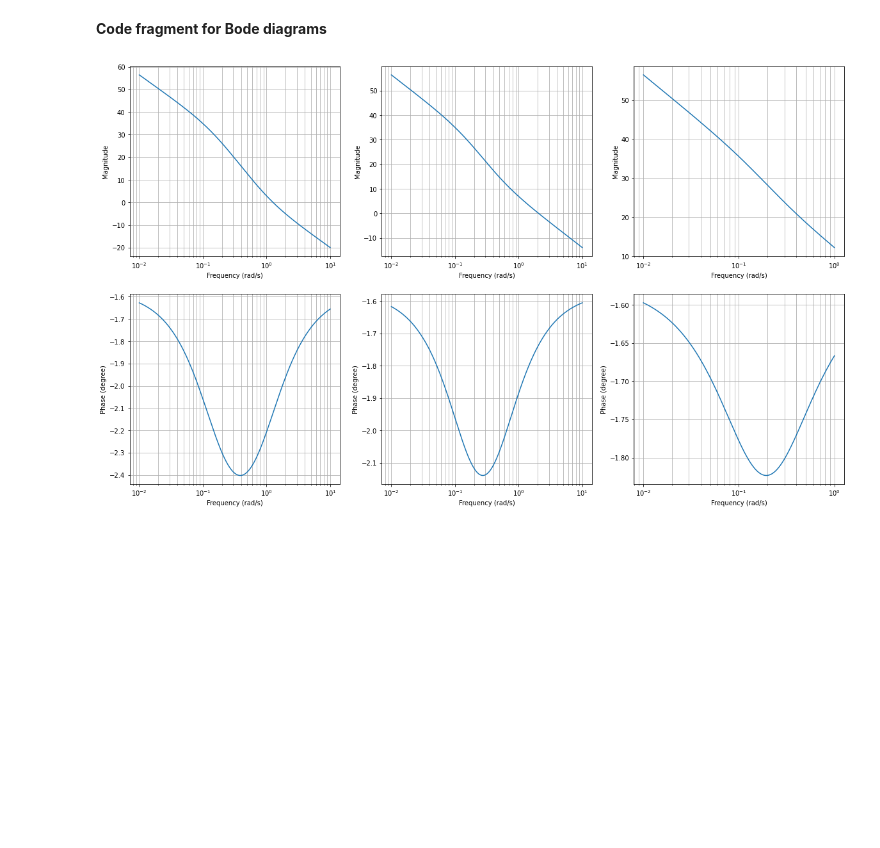
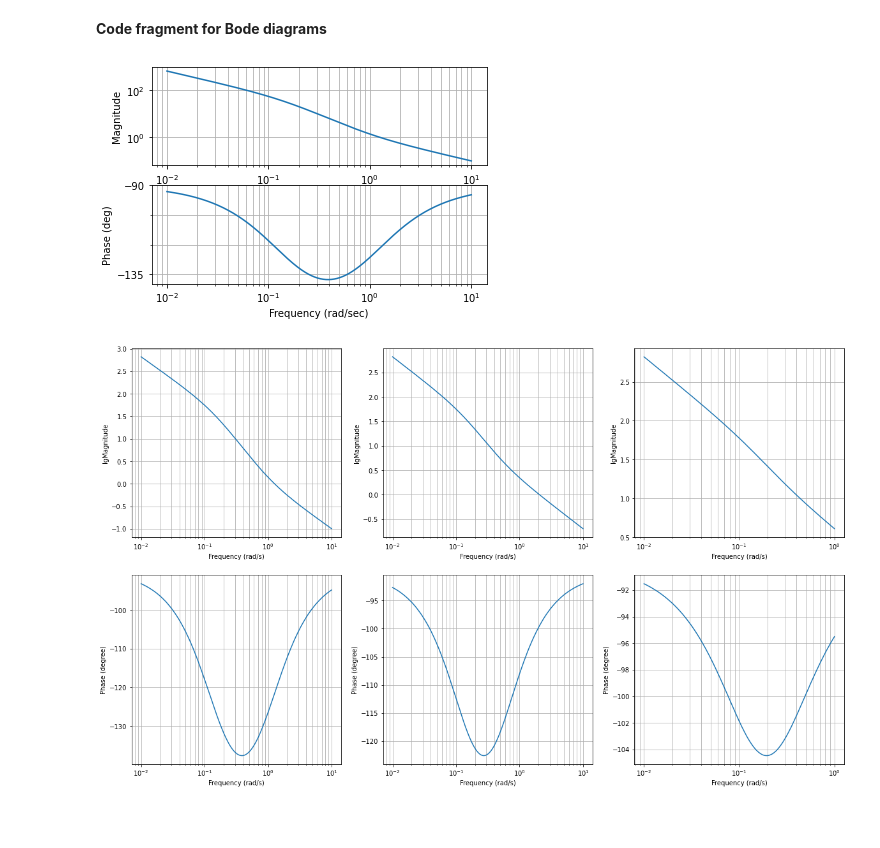
Before and after one commit to yyyyorky/quadcopter_ct, a Jupyter notebook: quadcopter2.ipynb, the cells around one changed output. Drawn from its saved outputs; the diff is of its cells as text; code cells hidden in the pictures; blank space fills up the shorter version.

```diff
--- a/quadcopter2.ipynb
+++ b/quadcopter2.ipynb
@@ -147,32 +148,37 @@ for Td in Td_list:
 # %%
 # set parameters
 m = 0.03
 kz = 4.5e-3
 
 kp = 0.03
 Td_list = [1,2,4]
 s = ct.tf('s')
+
+sys_pd = kp*(Td_list[0]*s+1)/(m*s*(s+kz/m))
+ct.bode(sys_pd)
+
 plt.figure(figsize=(20,12))
 i=1
 
 for Td in Td_list:
   sys_pd = kp*(Td*s+1)/(m*s*(s+kz/m))
   plt.subplot(2,3,i)
   mag, phase, omega = ct.bode(sys_pd, plot=False)
-  plt.semilogx(omega, 20* np.log10(mag))
-  plt.ylabel("Magnitude")
+  plt.semilogx(omega, np.log10(mag))
+  plt.ylabel("lgMagnitude")
   plt.xlabel("Frequency (rad/s)")
   plt.grid(which="both", axis="both")
 
   plt.subplot(2,3,i+3)
-  plt.semilogx(omega, phase)
+  plt.semilogx(omega, phase/(2*np.pi)*360)
   plt.ylabel("Phase (degree)")
   plt.xlabel("Frequency (rad/s)")
   plt.grid(which="both", axis="both")
 
   i+=1
 # %% [output]
-[figure, old version]
+[figure, new version]
+[figure, added]
 # %% [markdown]
 <br>
 # %% [markdown]
```
Also changed, not shown: parts of 5 cells of this notebook.
